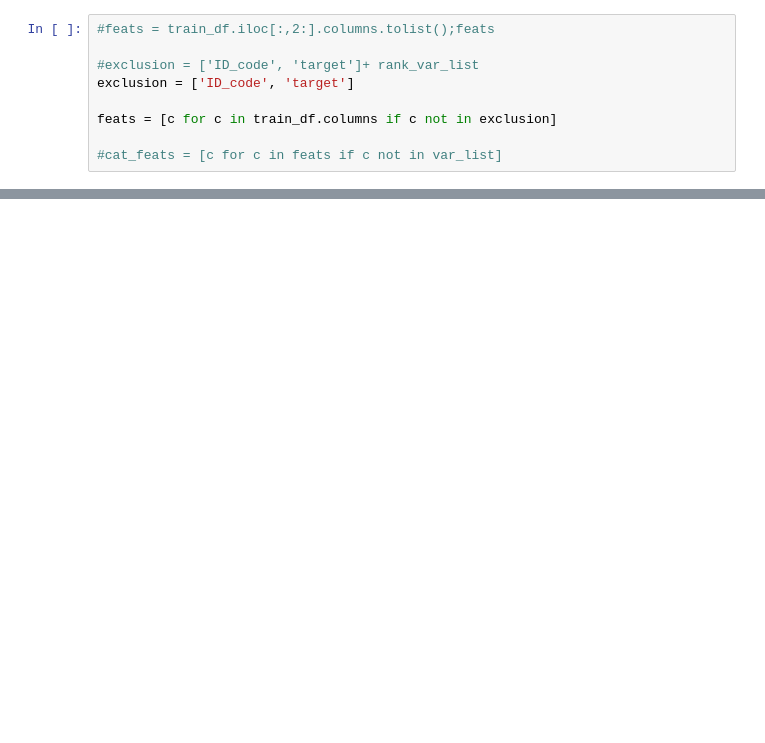
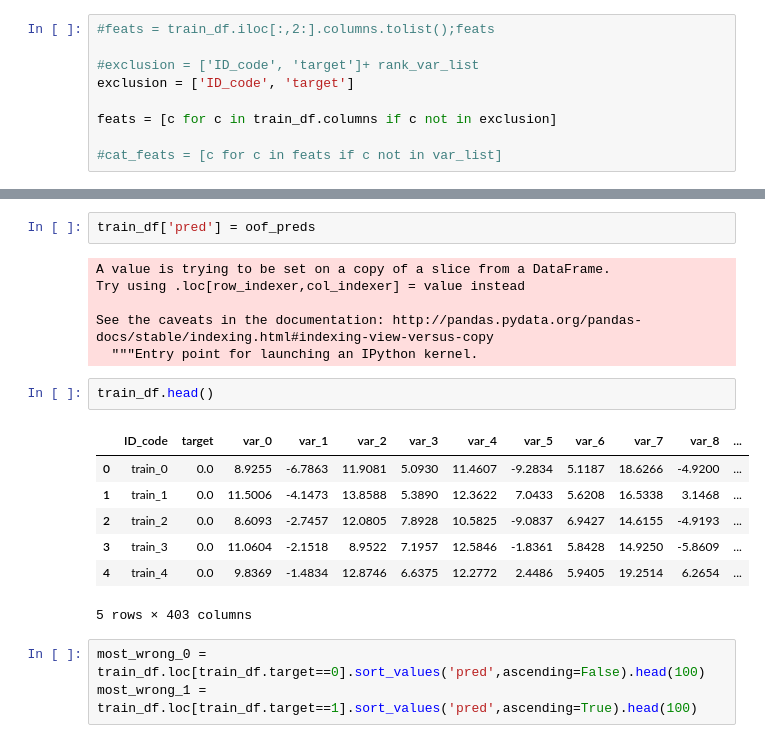
Before and after one commit to qiletan/santander-customer-transaction-prediction, a Jupyter notebook: notebooks/04_lgb_FE.ipynb, the cells around one changed output, grey strips where cells are left out. Drawn from its saved outputs; the diff is of its cells as text; blank space fills up the shorter version.

```diff
--- a/notebooks/04_lgb_FE.ipynb
+++ b/notebooks/04_lgb_FE.ipynb
@@ -221,0 +251,21 @@ shutil.copyfile(os.path.basename(NOTEBOOK_FULL_PATH),
+# %%
+train_df['pred'] = oof_preds
+# %% [output]
+A value is trying to be set on a copy of a slice from a DataFrame.
+Try using .loc[row_indexer,col_indexer] = value instead
+
+See the caveats in the documentation: http://pandas.pydata.org/pandas-docs/stable/indexing.html#indexing-view-versus-copy
+  """Entry point for launching an IPython kernel.
+# %%
+train_df.head()
+# %% [output]
+|  | ID_code | target | var_0 | var_1 | var_2 | var_3 | var_4 | var_5 | var_6 | var_7 | var_8 | ... |
+| 0 | train_0 | 0.0 | 8.9255 | -6.7863 | 11.9081 | 5.0930 | 11.4607 | -9.2834 | 5.1187 | 18.6266 | -4.9200 | ... |
+| 1 | train_1 | 0.0 | 11.5006 | -4.1473 | 13.8588 | 5.3890 | 12.3622 | 7.0433 | 5.6208 | 16.5338 | 3.1468 | ... |
+| 2 | train_2 | 0.0 | 8.6093 | -2.7457 | 12.0805 | 7.8928 | 10.5825 | -9.0837 | 6.9427 | 14.6155 | -4.9193 | ... |
+| 3 | train_3 | 0.0 | 11.0604 | -2.1518 | 8.9522 | 7.1957 | 12.5846 | -1.8361 | 5.8428 | 14.9250 | -5.8609 | ... |
+| 4 | train_4 | 0.0 | 9.8369 | -1.4834 | 12.8746 | 6.6375 | 12.2772 | 2.4486 | 5.9405 | 19.2514 | 6.2654 | ... |
+5 rows × 403 columns
+# %%
+most_wrong_0 = train_df.loc[train_df.target==0].sort_values('pred',ascending=False).head(100)
+most_wrong_1 = train_df.loc[train_df.target==1].sort_values('pred',ascending=True).head(100)
```
Also changed, not shown: parts of 17 cells of this notebook, 9 other files.
